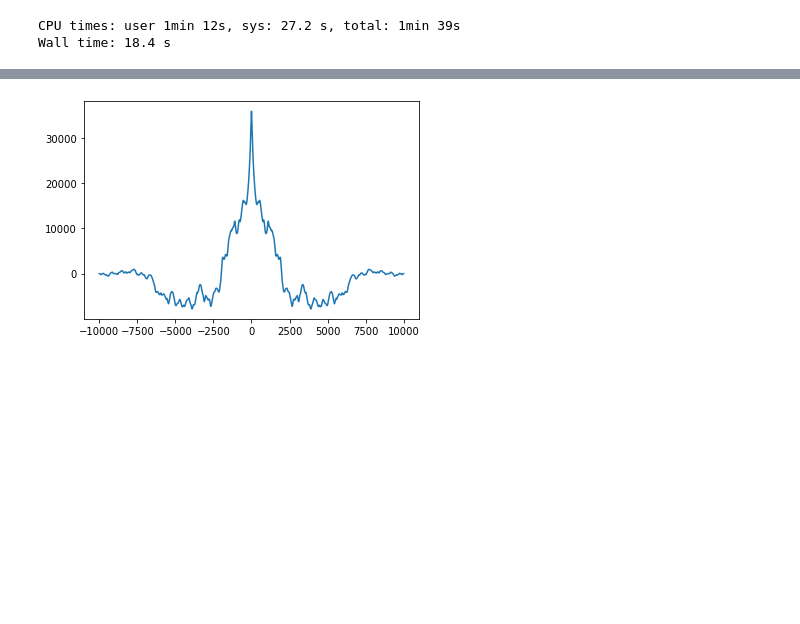
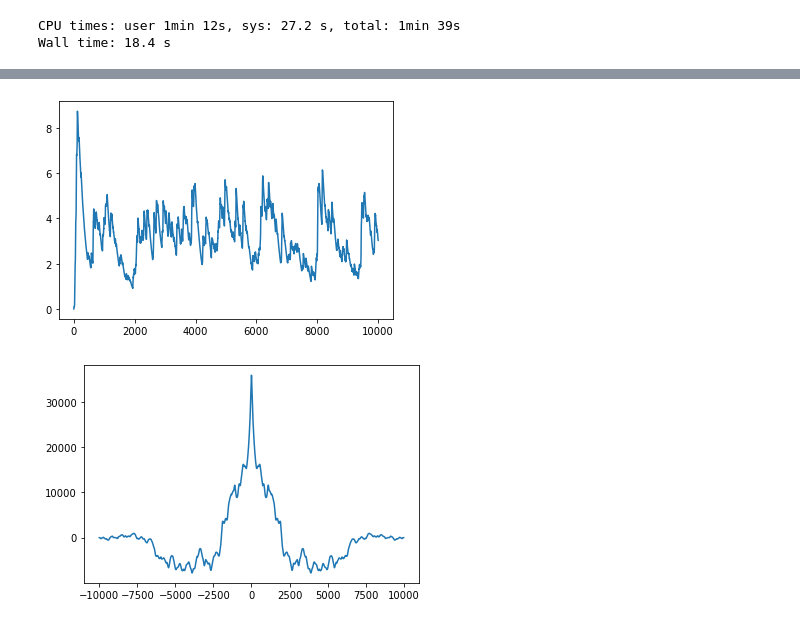
Before and after one commit to alexnegron/SCGB-Fellowship, a Jupyter notebook: Noisy model.ipynb, the cells around one changed output, grey strips where cells are left out. Cells and saved outputs as stored; diff of their text form; code cells hidden in the pictures; blank space fills up the shorter version.

```diff
--- a/Noisy model.ipynb
+++ b/Noisy model.ipynb
@@ -108,3 +118,8 @@ def xcov(x,y):
+# %%
+plt.plot(R_E[174,:])
+plt.show()
+# %% [output]
+[figure, added]
 # %%
 plt.plot(np.arange(-R_E[0,:].shape[0]+1, R_E[0,:].shape[0]), xcov(R_E[0,:], R_E[0,:]))
 plt.show()
```
Also changed, not shown: parts of 2 cells of this notebook.
